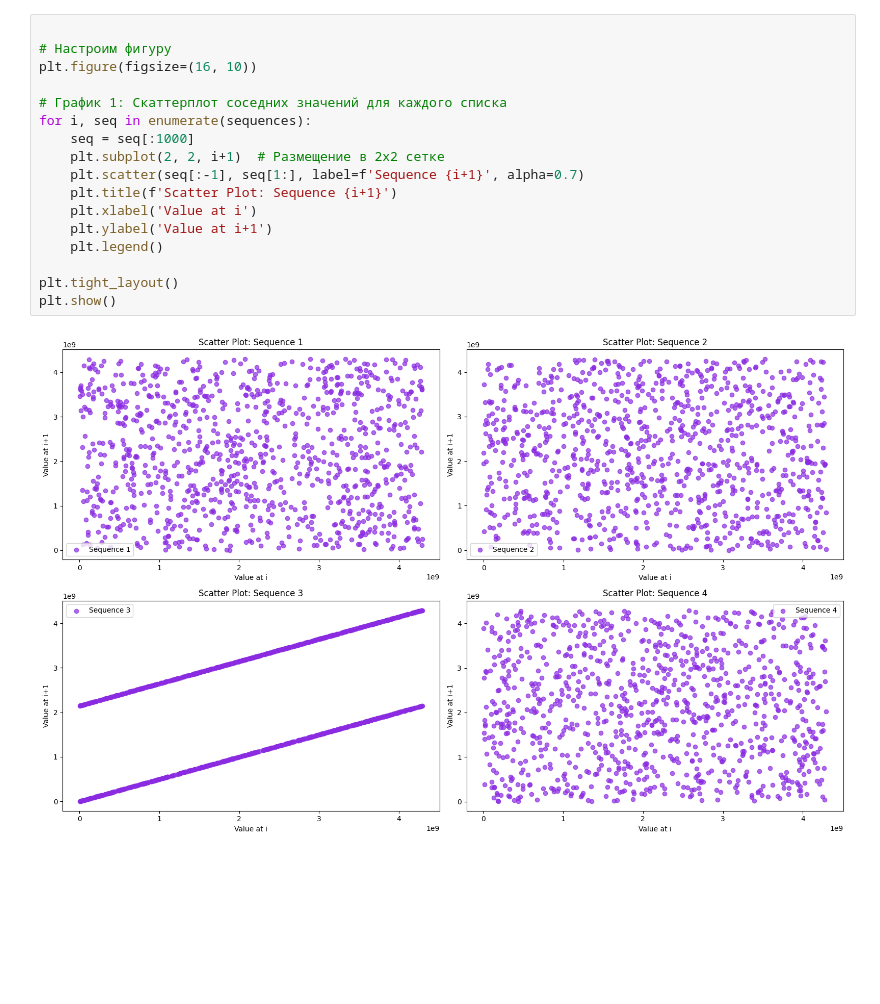
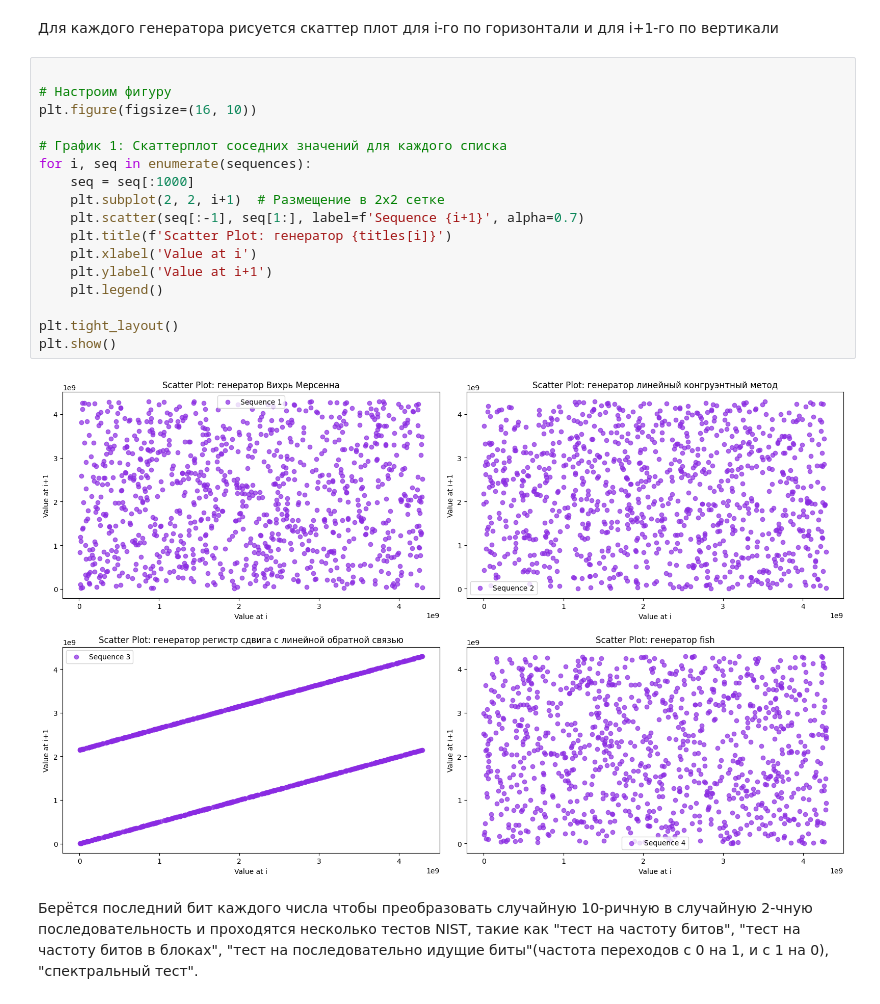
Before and after one commit to matveisut/Generator_Pseudo_Random_Numbers, a Jupyter notebook: generators.ipynb, the cells around one changed output. Cells and saved outputs as stored; diff of their text form; blank space fills up the shorter version.

```diff
--- a/generators.ipynb
+++ b/generators.ipynb
@@ -86,22 +95,26 @@ plt.show()
+# %% [markdown]
+Для каждого генератора рисуется скаттер плот для i-го по горизонтали и для i+1-го по вертикали
 # %%
 
 # Настроим фигуру
 plt.figure(figsize=(16, 10))
 
 # График 1: Скаттерплот соседних значений для каждого списка
 for i, seq in enumerate(sequences):
     seq = seq[:1000]
     plt.subplot(2, 2, i+1)  # Размещение в 2x2 сетке
     plt.scatter(seq[:-1], seq[1:], label=f'Sequence {i+1}', alpha=0.7)
-    plt.title(f'Scatter Plot: Sequence {i+1}')
+    plt.title(f'Scatter Plot: генератор {titles[i]}')
     plt.xlabel('Value at i')
     plt.ylabel('Value at i+1')
     plt.legend()
 
 plt.tight_layout()
 plt.show()
 # %% [output]
-[figure, old version]
+[figure, new version]
+# %% [markdown]
+Берётся последний бит каждого числа чтобы преобразовать случайную 10-ричную в случайную 2-чную последовательность и проходятся несколько тестов NIST, такие как "тест на частоту битов", "тест на частоту битов в блоках", "тест на последовательно идущие биты"(частота переходов с 0 на 1, и с 1 на 0), "спектральный тест".
 # %%
 for i in range(4):
     seq = sequences[i]
```
Also changed, not shown: parts of 10 cells of this notebook.
